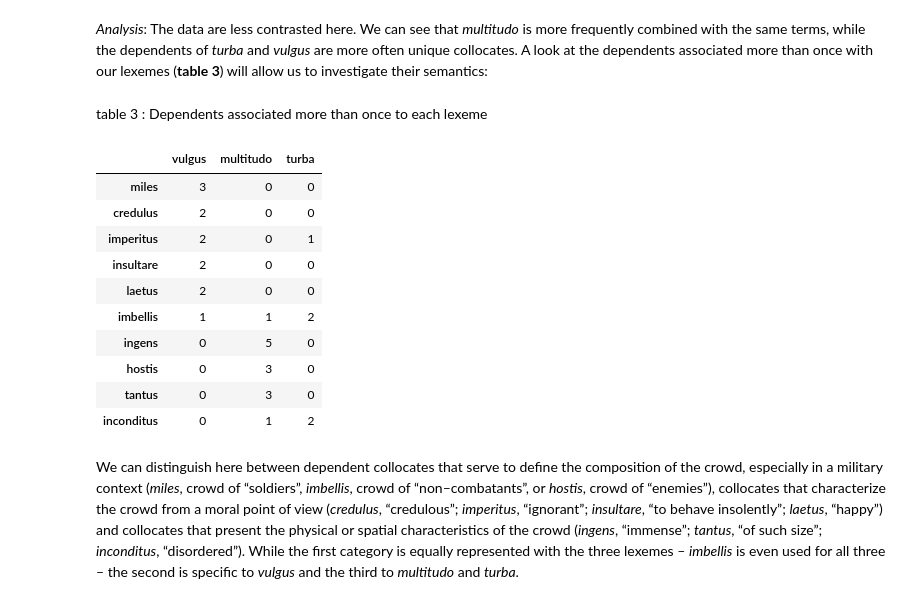
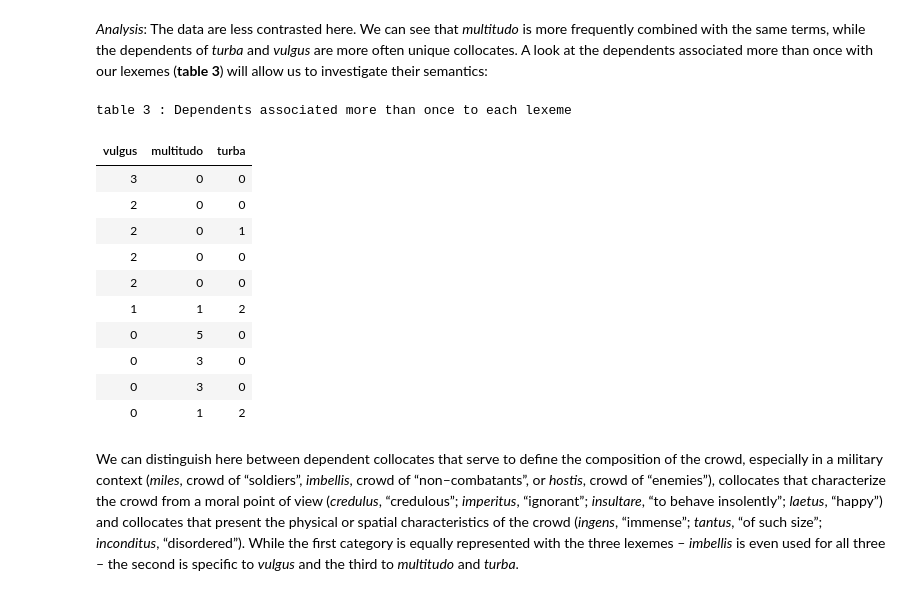
Before and after one commit to jdh-observer/issue01, a Jupyter notebook: namelesscrowd/The-Nameless-Crowd_anon_V3.ipynb, the cells around one changed output. Drawn from its saved outputs; the diff is of its cells as text; code cells hidden in the pictures.

```diff
--- a/namelesscrowd/The-Nameless-Crowd_anon_V3.ipynb
+++ b/namelesscrowd/The-Nameless-Crowd_anon_V3.ipynb
@@ -592,21 +591,22 @@ Text(0.5, 1.0, 'figure 10 : Distribution according to the reccurrence of the dep
 # %% [markdown]
 _Analysis_: The data are less contrasted here. We can see that _multitudo_ is more frequently combined with the same terms, while the dependents of _turba_ and _vulgus_ are more often unique collocates. A look at the dependents associated more than once with our lexemes (__table 3__) will allow us to investigate their semantics:
 # %%
-printmd("table 3 : Dependents associated more than once to each lexeme")
-display(dependent_df[(dependent_df["vulgus"] >= 2) | (dependent_df["turba"] >= 2) | (dependent_df["multitudo"] >= 2)].astype("int").sort_values(by=["vulgus", "multitudo"], ascending=False))
+caption_content = 'table 3 : Dependents associated more than once to each lexeme'
+display(dependent_df[(dependent_df["vulgus"] >= 2) | (dependent_df["turba"] >= 2) | (dependent_df["multitudo"] >= 2)].astype("int").sort_values(by=["vulgus", "multitudo"], ascending=False).style.set_caption(caption_content).hide_index(),
+        metadata={"jdh":{"object":{"source": [caption_content]}}})
 # %% [output]
-table 3 : Dependents associated more than once to each lexeme
+table 3 : Dependents associated more than once to each lexeme
-|  | vulgus | multitudo | turba |
-| miles | 3 | 0 | 0 |
-| credulus | 2 | 0 | 0 |
-| imperitus | 2 | 0 | 1 |
-| insultare | 2 | 0 | 0 |
-| laetus | 2 | 0 | 0 |
-| imbellis | 1 | 1 | 2 |
-| ingens | 0 | 5 | 0 |
-| hostis | 0 | 3 | 0 |
-| tantus | 0 | 3 | 0 |
-| inconditus | 0 | 1 | 2 |
+| vulgus | multitudo | turba |
+| 3 | 0 | 0 |
+| 2 | 0 | 0 |
+| 2 | 0 | 1 |
+| 2 | 0 | 0 |
+| 2 | 0 | 0 |
+| 1 | 1 | 2 |
+| 0 | 5 | 0 |
+| 0 | 3 | 0 |
+| 0 | 3 | 0 |
+| 0 | 1 | 2 |
 # %% [markdown]
 We can distinguish here between dependent collocates that serve to define the composition of the crowd, especially in a military context (_miles_, crowd of “soldiers”, _imbellis_, crowd of “non–combatants”, or _hostis_, crowd of “enemies”), collocates that characterize the crowd from a moral point of view (_credulus_, “credulous”; _imperitus_, “ignorant”; _insultare_, “to behave insolently”; _laetus_, “happy”) and collocates that present the physical or spatial characteristics of the crowd (_ingens_, “immense”; _tantus_, “of such size”; _inconditus_, “disordered”). While the first category is equally represented with the three lexemes – _imbellis_ is even used for all three – the second is specific to _vulgus_ and the third to _multitudo_ and _turba_.
 # %% [markdown]
```
Also changed, not shown: parts of 3 cells of this notebook.
